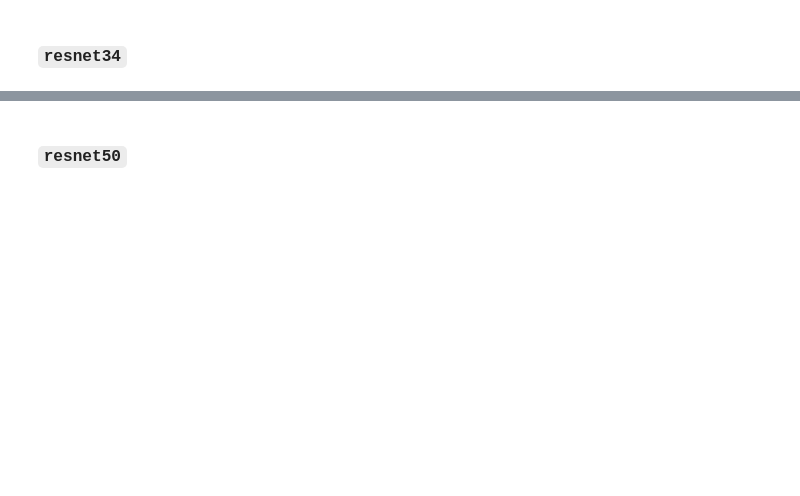
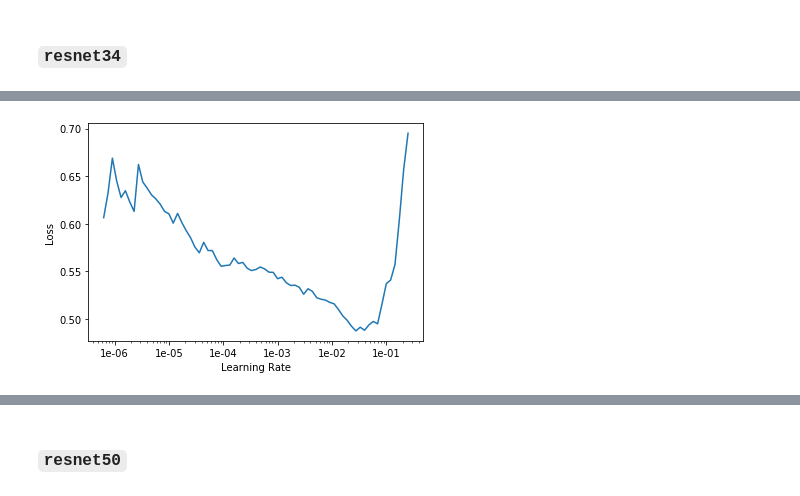
Before and after one commit to butterflyology/Neonympha_geomorph, a Jupyter notebook: code/google_images.ipynb, the cells around one changed output, grey strips where cells are left out. Saved outputs shown, nothing was run; the diff lists cells and outputs as text; code cells hidden in the pictures; blank space fills up the shorter version.

```diff
--- a/code/google_images.ipynb
+++ b/code/google_images.ipynb
@@ -173,0 +140,2 @@ glearn.fit_one_cycle(40, slice(1e-6, 1e-4)) # error rate improves and then gets
+# %%
+learn_rn34.fit_one_cycle(4, max_lr = slice(1e-05, 5e-03))
@@ -173,0 +152,7 @@ glearn.fit_one_cycle(40, slice(1e-6, 1e-4)) # error rate improves and then gets
+# %%
+data_128 = ImageDataBunch.from_folder(path = gimage_path, \
+                                      train = ".", \
+                                      valid_pct = 0.2, \
+                                      ds_tfms = transforms, \
+                                      size = 128, num_workers = 4, \
+                                      bs = 64).normalize(imagenet_stats)
@@ -173,0 +161,4 @@ glearn.fit_one_cycle(40, slice(1e-6, 1e-4)) # error rate improves and then gets
+# %%
+learn_rn34.unfreeze()
+learn_rn34.data = data_128
+learn_rn34.freeze()
@@ -173,0 +170,4 @@ glearn.fit_one_cycle(40, slice(1e-6, 1e-4)) # error rate improves and then gets
+# %%
+learn_rn34.recorder.plot()
+# %% [output]
+[figure, added]
```
Also changed, not shown: parts of 68 cells of this notebook, 1 other file.
